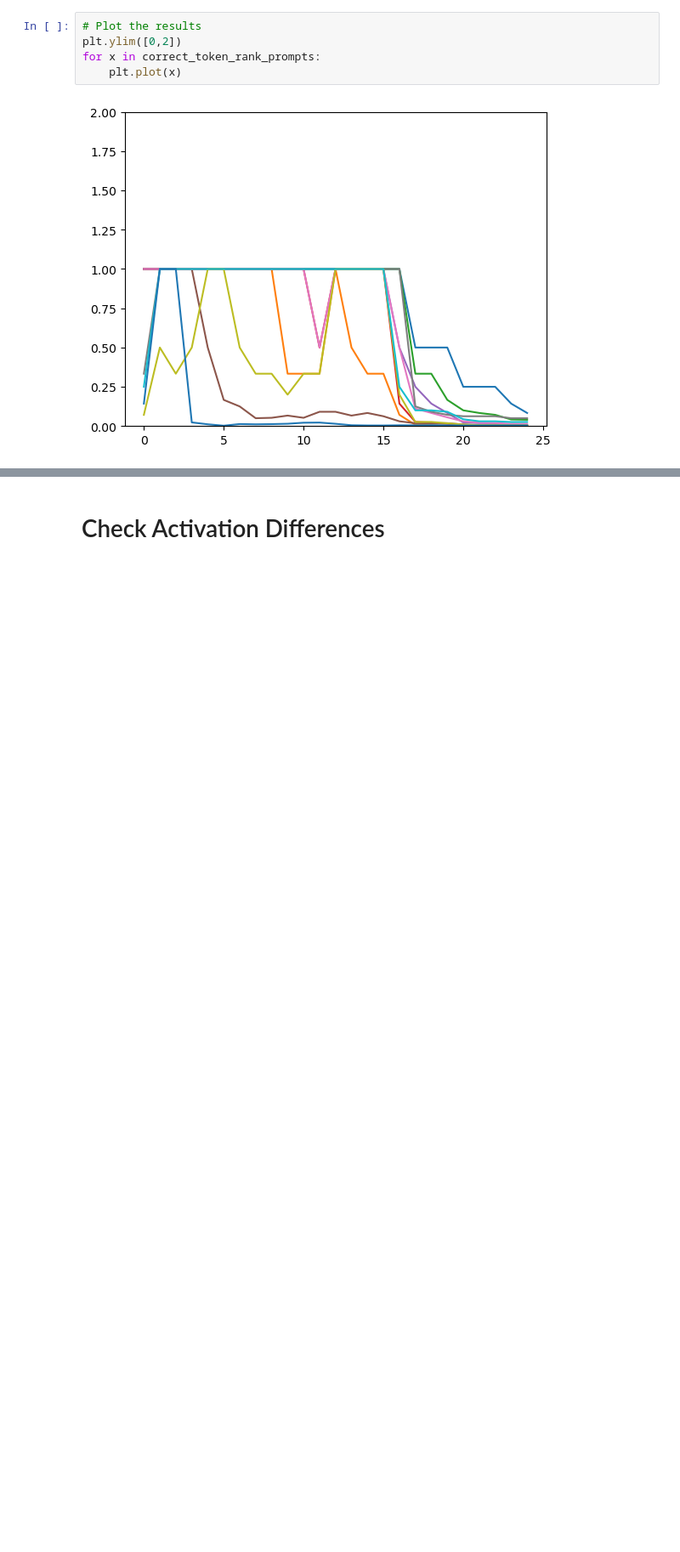
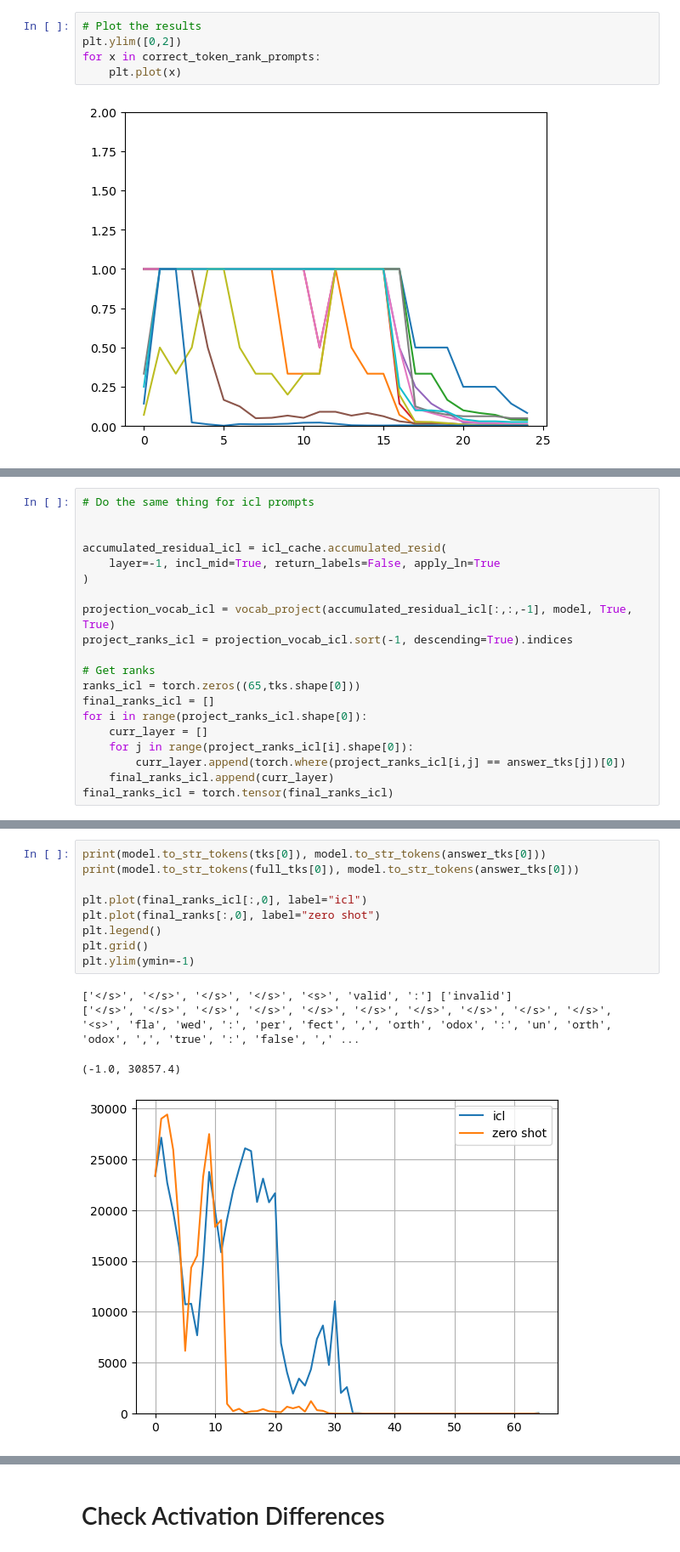
Before and after one commit to Itam67/function_vectors, a Jupyter notebook: notebooks/ICL_Explorations.ipynb, the cells around one changed output, grey strips where cells are left out. Shown at 85% size. Saved outputs shown, nothing was run; the diff lists cells and outputs as text; blank space fills up the shorter version.

```diff
--- a/notebooks/ICL_Explorations.ipynb
+++ b/notebooks/ICL_Explorations.ipynb
@@ -261,0 +262,20 @@ def get_intervention_activations_diff(model, tokens, layer):
+# %%
+# Do the same thing for icl prompts
+
+
+accumulated_residual_icl = icl_cache.accumulated_resid(
+    layer=-1, incl_mid=True, return_labels=False, apply_ln=True
+)
+
+projection_vocab_icl = vocab_project(accumulated_residual_icl[:,:,-1], model, True, True)
+project_ranks_icl = projection_vocab_icl.sort(-1, descending=True).indices
+
+# Get ranks
+ranks_icl = torch.zeros((65,tks.shape[0]))
+final_ranks_icl = []
+for i in range(project_ranks_icl.shape[0]):
+    curr_layer = []
+    for j in range(project_ranks_icl[i].shape[0]):
+        curr_layer.append(torch.where(project_ranks_icl[i,j] == answer_tks[j])[0])
+    final_ranks_icl.append(curr_layer)
+final_ranks_icl = torch.tensor(final_ranks_icl)
@@ -261,0 +310,14 @@ def get_intervention_activations_diff(model, tokens, layer):
+# %%
+print(model.to_str_tokens(tks[0]), model.to_str_tokens(answer_tks[0]))
+print(model.to_str_tokens(full_tks[0]), model.to_str_tokens(answer_tks[0]))
+
+plt.plot(final_ranks_icl[:,0], label="icl")
+plt.plot(final_ranks[:,0], label="zero shot")
+plt.legend()
+plt.grid()
+plt.ylim(ymin=-1)
+# %% [output]
+['</s>', '</s>', '</s>', '</s>', '<s>', 'valid', ':'] ['invalid']
+['</s>', '</s>', '</s>', '</s>', '</s>', '</s>', '</s>', '</s>', '</s>', '</s>', '<s>', 'fla', 'wed', ':', 'per', 'fect', ',', 'orth', 'odox', ':', 'un', 'orth', 'odox', ',', 'true', ':', 'false', ',' ...
+(-1.0, 30857.4)
+[figure, added]
```
Also changed, not shown: parts of 31 cells of this notebook, 4 other files.
